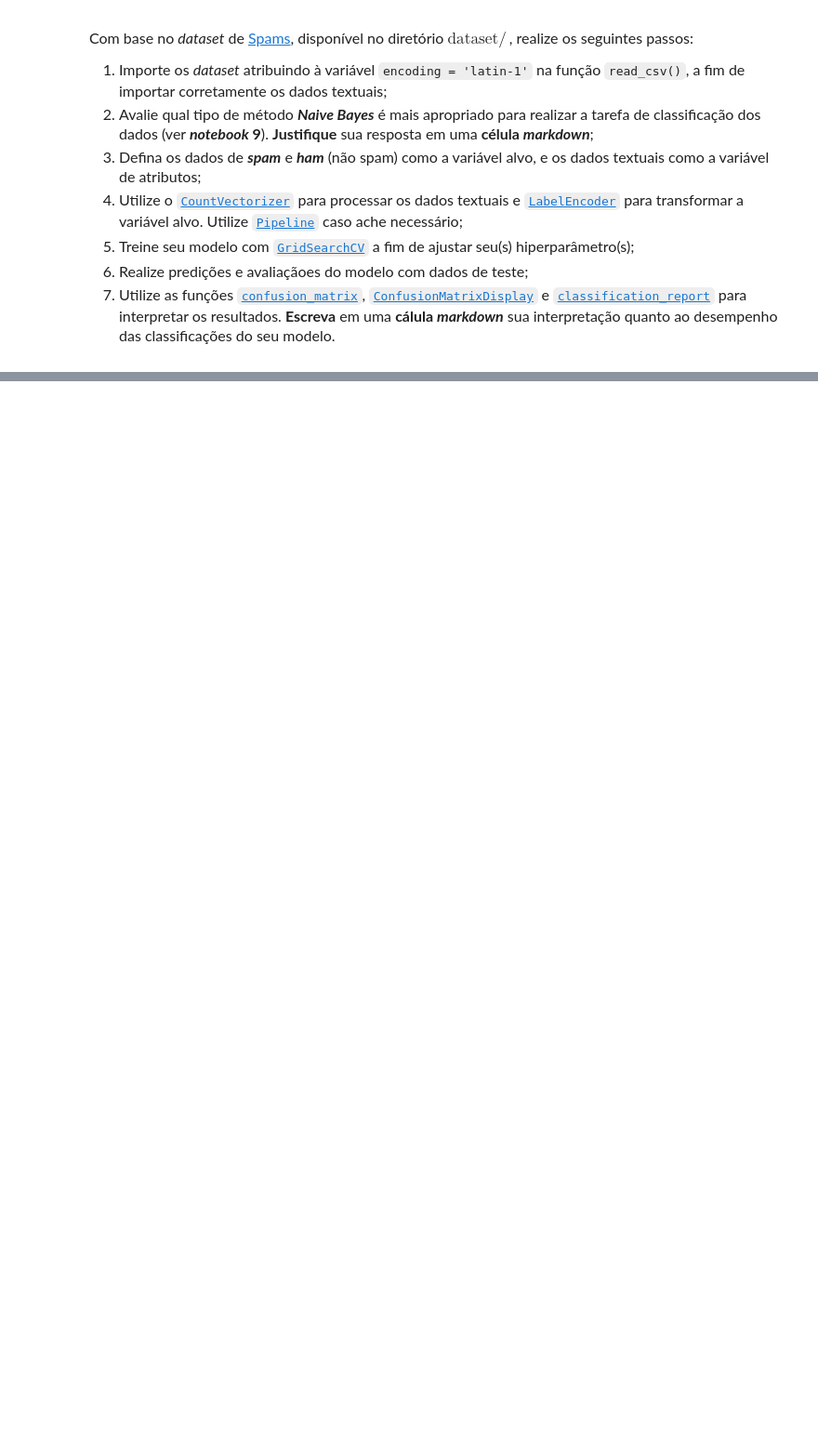
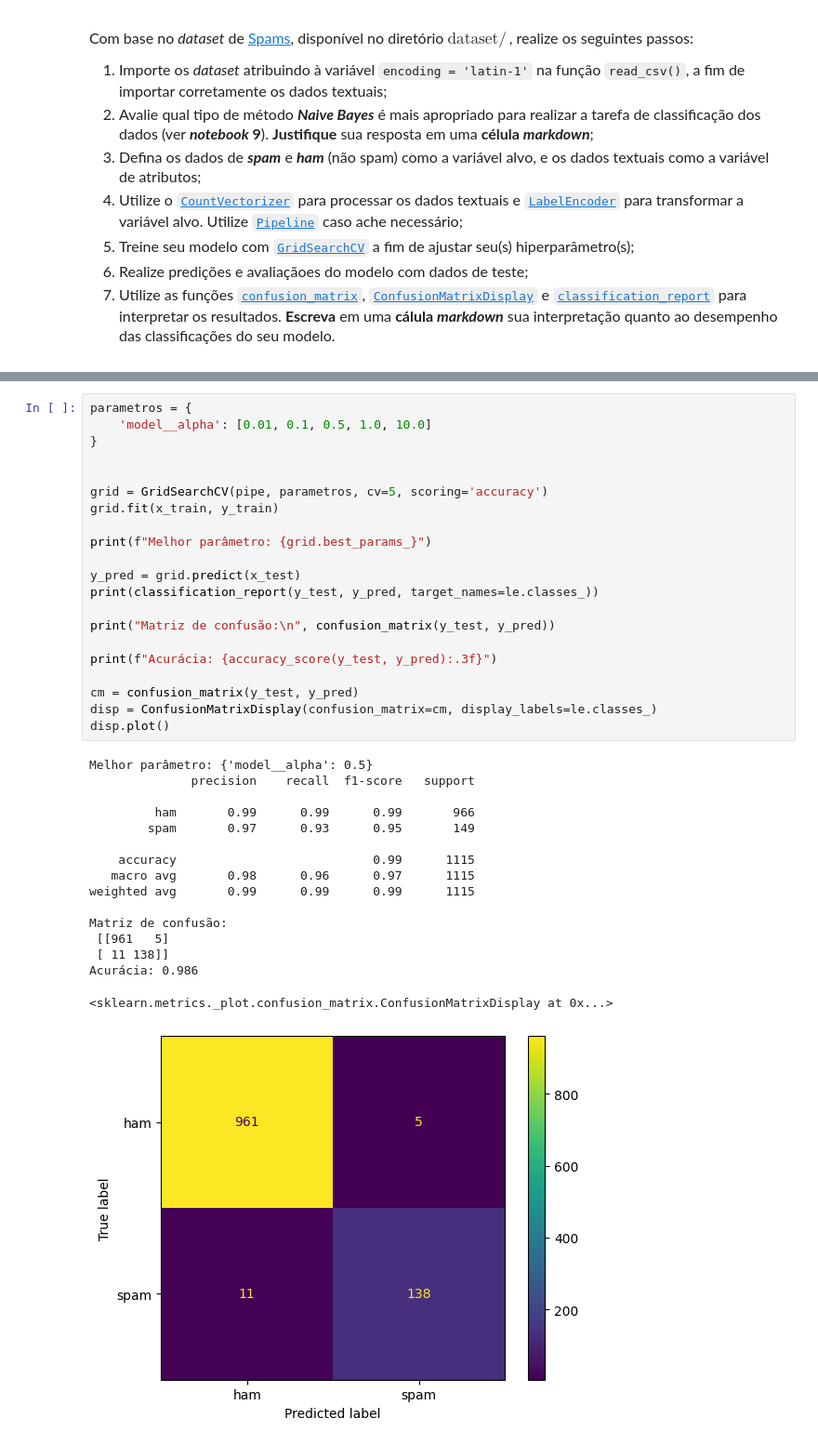
Before and after one commit to Alomyr/Apredizado-de-maquina-supervisonado, a Jupyter notebook: Unidade02/Atividades/atividade2.ipynb, the cells around one changed output, grey strips where cells are left out. Shown at 93% size. Drawn from its saved outputs; the diff is of its cells as text; blank space fills up the shorter version.

```diff
--- a/Unidade02/Atividades/atividade2.ipynb
+++ b/Unidade02/Atividades/atividade2.ipynb
@@ -32,0 +146,38 @@ Com base no *dataset* de [Spams](https://www.kaggle.com/datasets/uciml/sms-spam-
+# %%
+parametros = {
+    'model__alpha': [0.01, 0.1, 0.5, 1.0, 10.0]
+}
+
+
+grid = GridSearchCV(pipe, parametros, cv=5, scoring='accuracy')
+grid.fit(x_train, y_train)
+
+print(f"Melhor parâmetro: {grid.best_params_}")
+
+y_pred = grid.predict(x_test)
+print(classification_report(y_test, y_pred, target_names=le.classes_))
+
+print("Matriz de confusão:\n", confusion_matrix(y_test, y_pred))
+
+print(f"Acurácia: {accuracy_score(y_test, y_pred):.3f}")
+
+cm = confusion_matrix(y_test, y_pred)
+disp = ConfusionMatrixDisplay(confusion_matrix=cm, display_labels=le.classes_)
+disp.plot()
+# %% [output]
+Melhor parâmetro: {'model__alpha': 0.5}
+              precision    recall  f1-score   support
+
+         ham       0.99      0.99      0.99       966
+        spam       0.97      0.93      0.95       149
+
+    accuracy                           0.99      1115
+   macro avg       0.98      0.96      0.97      1115
+weighted avg       0.99      0.99      0.99      1115
+
+Matriz de confusão:
+ [[961   5]
+ [ 11 138]]
+Acurácia: 0.986
+<sklearn.metrics._plot.confusion_matrix.ConfusionMatrixDisplay at 0x...>
+[figure, added]
```
Also changed, not shown: parts of 5 cells of this notebook.
